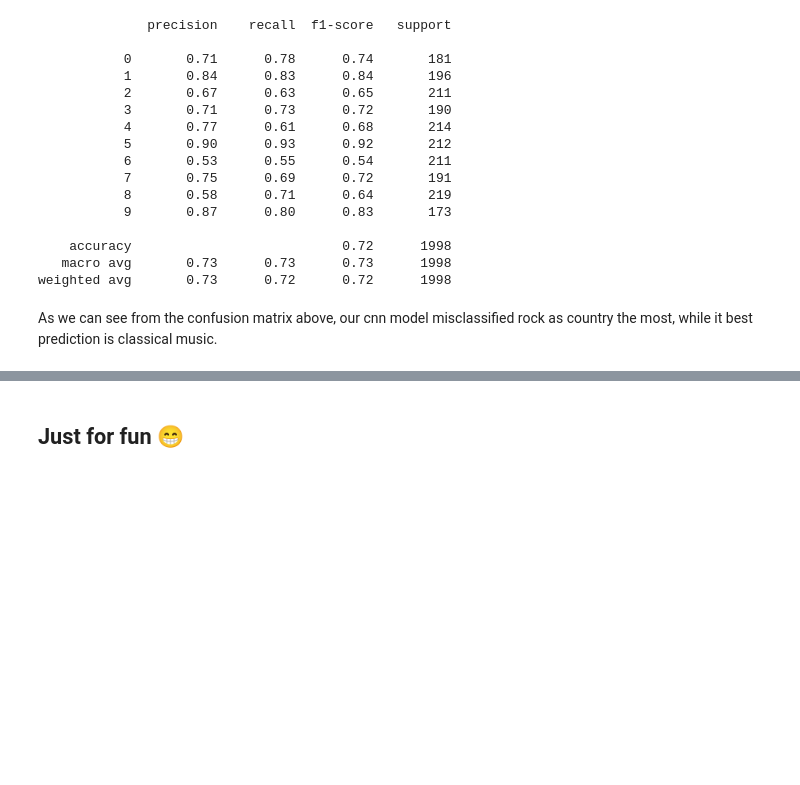
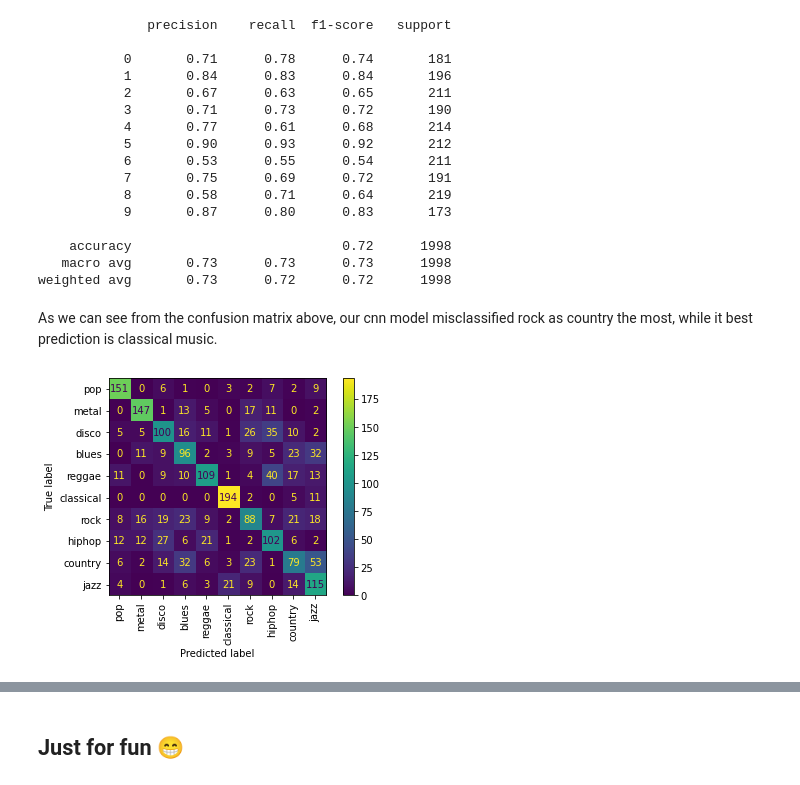
Before and after one commit to xkaDachi/COMP432_Music_Genre_Classification, a Jupyter notebook: Music Classification.ipynb, the cells around one changed output, grey strips where cells are left out. Saved outputs shown, nothing was run; the diff lists cells and outputs as text; code cells hidden in the pictures; blank space fills up the shorter version.

```diff
--- a/Music Classification.ipynb
+++ b/Music Classification.ipynb
@@ -345,6 +353,11 @@ def build_model(input_shape):
     model.add(keras.layers.MaxPooling2D((2, 2), strides=(2, 2), padding='same'))
     model.add(keras.layers.BatchNormalization())
 
+    # 4th conv layer
+    model.add(keras.layers.Conv2D(32, (2, 2), activation='relu'))
+    model.add(keras.layers.MaxPooling2D((2, 2), strides=(2, 2), padding='same'))
+    model.add(keras.layers.BatchNormalization())
+
     # flatten output and feed it into dense layer
     model.add(keras.layers.Flatten())
     model.add(keras.layers.Dense(64, activation='relu'))
@@ -355,5 +368,5 @@ def build_model(input_shape):
 
     return model
 # %%
-input_shape = (X_train.shape[1], X_train.shape[2], 1)
+input_shape = (X_trn.shape[1], X_trn.shape[2], 1)
 cnn = build_model(input_shape)
@@ -444,7 +455,7 @@ def build_model(input_shape):
     model = keras.Sequential()
 
     # 2 LSTM layers
-    model.add(keras.layers.LSTM(64, input_shape=input_shape, return_sequences=True))
+    model.add(keras.layers.LSTM(64, return_sequences=True, input_shape=input_shape))
     model.add(keras.layers.LSTM(64))
 
     # dense layer
@@ -528,3 +581,9 @@ print(sklearn.metrics.classification_report(y_test,y_cnn_pred))
 weighted avg       0.73      0.72      0.72      1998
 # %% [markdown]
 As we can see from the confusion matrix above, our cnn model misclassified rock as country the most, while it best prediction is classical music.
+# %%
+y_rnn_pred = np.argmax(rnn.predict(X_test), axis=1)
+# %%
+plot_confusion_matrix(y_test, y_rnn_pred, GENRE_CATEGORIES)
+# %% [output]
+[figure, added]
```
Also changed, not shown: parts of 26 cells of this notebook.
